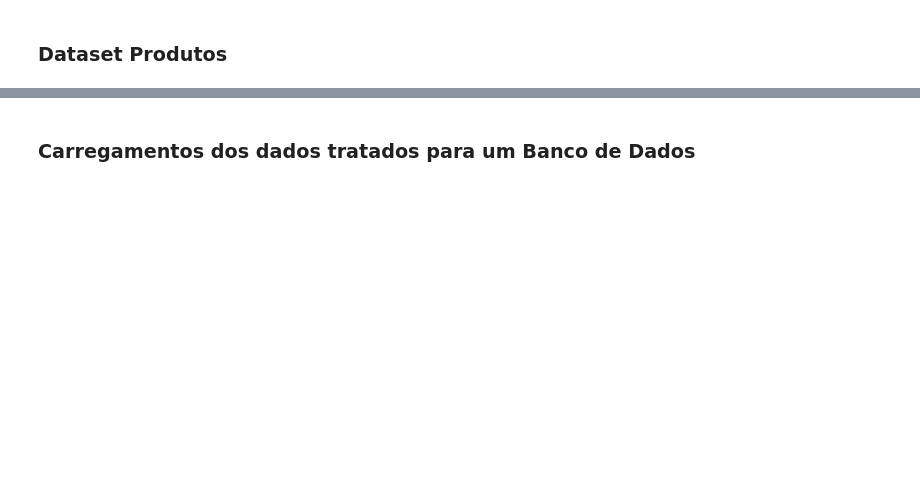
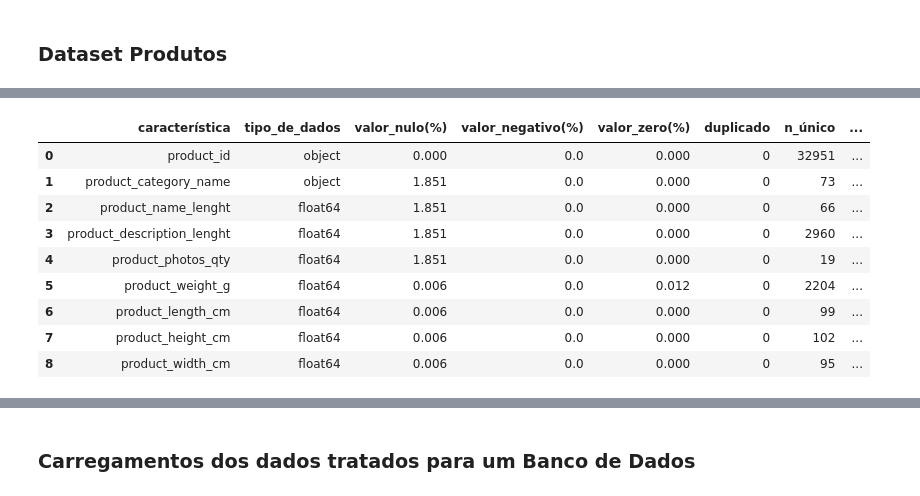
Before and after one commit to leonildolinck/Projeto-Ecossistema-de-BigData, a Jupyter notebook: Projeto-BigData.ipynb, the cells around one changed output, grey strips where cells are left out. Saved outputs shown, nothing was run; the diff lists cells and outputs as text; code cells hidden in the pictures; blank space fills up the shorter version.

```diff
--- a/Projeto-BigData.ipynb
+++ b/Projeto-BigData.ipynb
@@ -216,0 +357,13 @@ df_products.head(10)
+# %%
+analise(df_products)
+# %% [output]
+|  | característica | tipo_de_dados | valor_nulo(%) | valor_negativo(%) | valor_zero(%) | duplicado | n_único | ... |
+| 0 | product_id | object | 0.000 | 0.0 | 0.000 | 0 | 32951 | ... |
+| 1 | product_category_name | object | 1.851 | 0.0 | 0.000 | 0 | 73 | ... |
+| 2 | product_name_lenght | float64 | 1.851 | 0.0 | 0.000 | 0 | 66 | ... |
+| 3 | product_description_lenght | float64 | 1.851 | 0.0 | 0.000 | 0 | 2960 | ... |
+| 4 | product_photos_qty | float64 | 1.851 | 0.0 | 0.000 | 0 | 19 | ... |
+| 5 | product_weight_g | float64 | 0.006 | 0.0 | 0.012 | 0 | 2204 | ... |
+| 6 | product_length_cm | float64 | 0.006 | 0.0 | 0.000 | 0 | 99 | ... |
+| 7 | product_height_cm | float64 | 0.006 | 0.0 | 0.000 | 0 | 102 | ... |
+| 8 | product_width_cm | float64 | 0.006 | 0.0 | 0.000 | 0 | 95 | ... |
```
Also changed, not shown: parts of 76 cells of this notebook.
